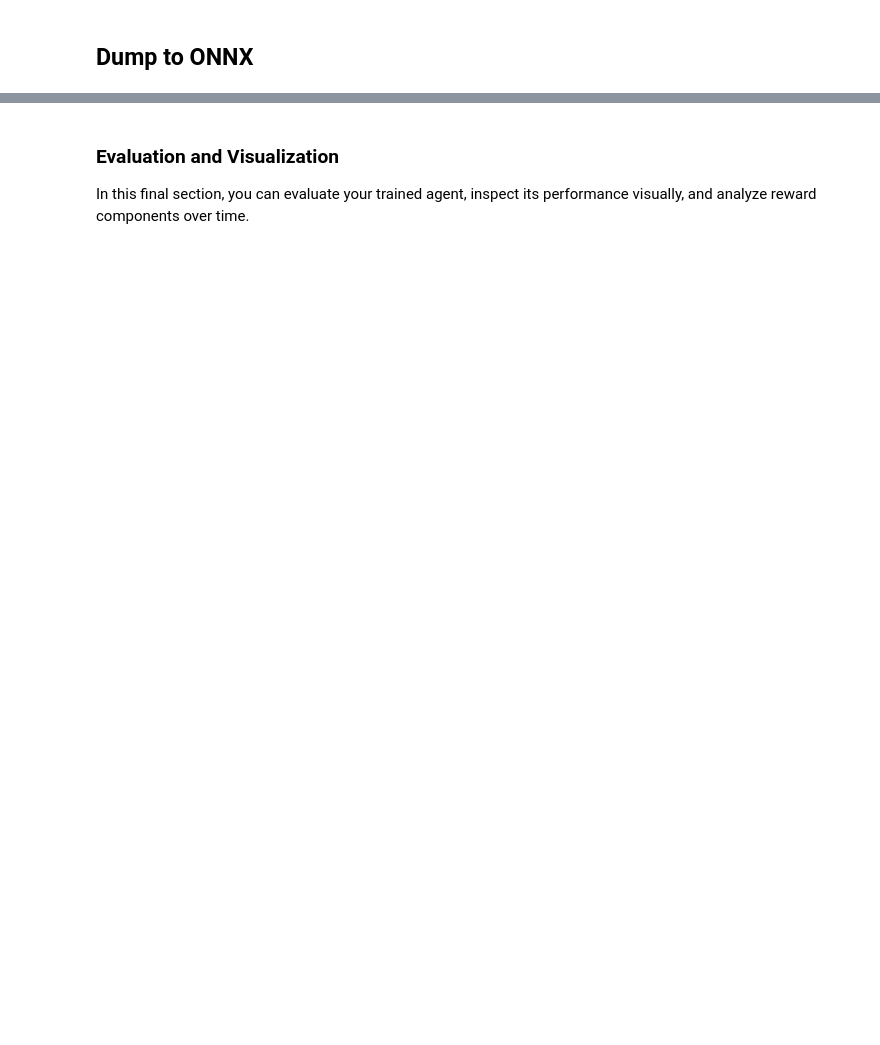
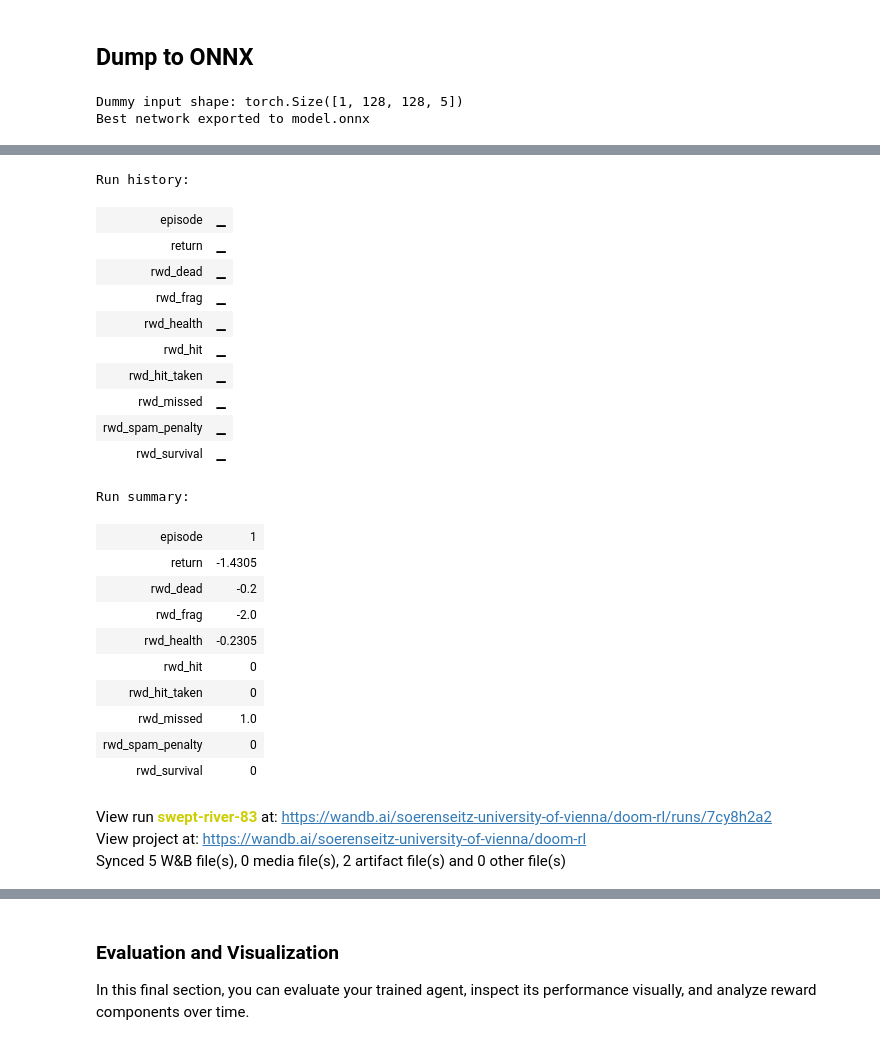
Before and after one commit to syseitz/jku.wad, a Jupyter notebook: jkuwad_template.ipynb, the cells around one changed output, grey strips where cells are left out. Saved outputs shown, nothing was run; the diff lists cells and outputs as text; code cells hidden in the pictures; blank space fills up the shorter version.

```diff
--- a/jkuwad_template.ipynb
+++ b/jkuwad_template.ipynb
@@ -328,20 +345,3 @@ model = DQN(
 Using cuda device
 Wrapping the env with a `Monitor` wrapper
 Wrapping the env in a DummyVecEnv.
-# %%
-class EpisodeCallback(BaseCallback):
-    def __init__(self, verbose=0):
-        super(EpisodeCallback, self).__init__(verbose)
-        self.episode_num = 0
-        self.episode_reward = 0
-
-    def _on_step(self) -> bool:
-        self.episode_reward += self.locals['rewards'][0]
-        if self.locals['dones'][0]:
-            self.episode_num += 1
-            wandb.log({
-                "episode": self.episode_num,
-                "return": self.episode_reward,
-            })
-            self.episode_reward = 0
-        return True
@@ -404,14 +470,22 @@ View run at https://wandb.ai/soerenseitz-university-of-vienna/doom-rl/runs/iqlw8
 import onnx
 import json
 
+def onnx_dump(env, model, config, run, filename_prefix="model"):
+    # Create dummy input on CPU
+    dummy_input = torch.randn(1, *env.observation_space.shape).float().to('cpu')
+    print("Dummy input shape:", dummy_input.shape)  # Debug output
 
-def onnx_dump(env, model, config, filename: str):
-    init_state = env.reset()[0].unsqueeze(0)
-    policy_net = model.policy.q_net
+    # Ensure policy network is on CPU
+    policy_net = model.policy.to('cpu')
 
+    # Generate unique filename using wandb run ID
+    run_id = run.id
+    filename = f"{filename_prefix}_{run_id}.onnx"
+
+    # Export the model to ONNX
     torch.onnx.export(
-        policy_net.cpu(),
-        args=init_state,
+        policy_net,
+        args=dummy_input,
         f=filename,
         export_params=True,
         opset_version=11,
@@ -420,24 +494,32 @@ def onnx_dump(env, model, config, filename: str):
         output_names=["output"],
         dynamic_axes={"input": {0: "batch_size"}, "output": {0: "batch_size"}},
     )
+
+    # Add metadata to the ONNX model
     onnx_model = onnx.load(filename)
-
     meta = onnx_model.metadata_props.add()
     meta.key = "config"
     meta.value = json.dumps(config)
-
     onnx.save(onnx_model, filename)
 
+    return filename
+
+# Usage
 export_config = {
-    **PLAYER_CONFIG,
+    **{k: str(v) if isinstance(v, ScreenFormat) else v for k, v in PLAYER_CONFIG.items()},
     "algo_type": "Q",
 }
-onnx_dump(env, final_model, export_config, filename="model.onnx")
-print("Best network exported to doom_dqn_best.onnx")
+
+# Assuming 'run' is the wandb run object
+filename = onnx_dump(env, final_model, export_config, run, filename_prefix="model")
+print(f"Best network exported to {filename}")
 
 # Upload to wandb
 artifact = wandb.Artifact('model', type='model')
-artifact.add_file('model.onnx')
+artifact.add_file(filename)
 run.log_artifact(artifact)
 artifact.wait()
 run.finish()
+# %% [output]
+Dummy input shape: torch.Size([1, 128, 128, 5])
+Best network exported to model.onnx
@@ -443,0 +527,25 @@ run.finish()
+Run history:
+| episode | ▁ |
+| return | ▁ |
+| rwd_dead | ▁ |
+| rwd_frag | ▁ |
+| rwd_health | ▁ |
+| rwd_hit | ▁ |
+| rwd_hit_taken | ▁ |
+| rwd_missed | ▁ |
+| rwd_spam_penalty | ▁ |
+| rwd_survival | ▁ |
+Run summary:
+| episode | 1 |
+| return | -1.4305 |
+| rwd_dead | -0.2 |
+| rwd_frag | -2.0 |
+| rwd_health | -0.2305 |
+| rwd_hit | 0 |
+| rwd_hit_taken | 0 |
+| rwd_missed | 1.0 |
+| rwd_spam_penalty | 0 |
+| rwd_survival | 0 |
+View run swept-river-83 at: https://wandb.ai/soerenseitz-university-of-vienna/doom-rl/runs/7cy8h2a2
+View project at: https://wandb.ai/soerenseitz-university-of-vienna/doom-rl
+Synced 5 W&B file(s), 0 media file(s), 2 artifact file(s) and 0 other file(s)
```
Also changed, not shown: parts of 9 cells of this notebook, 3 other files.
